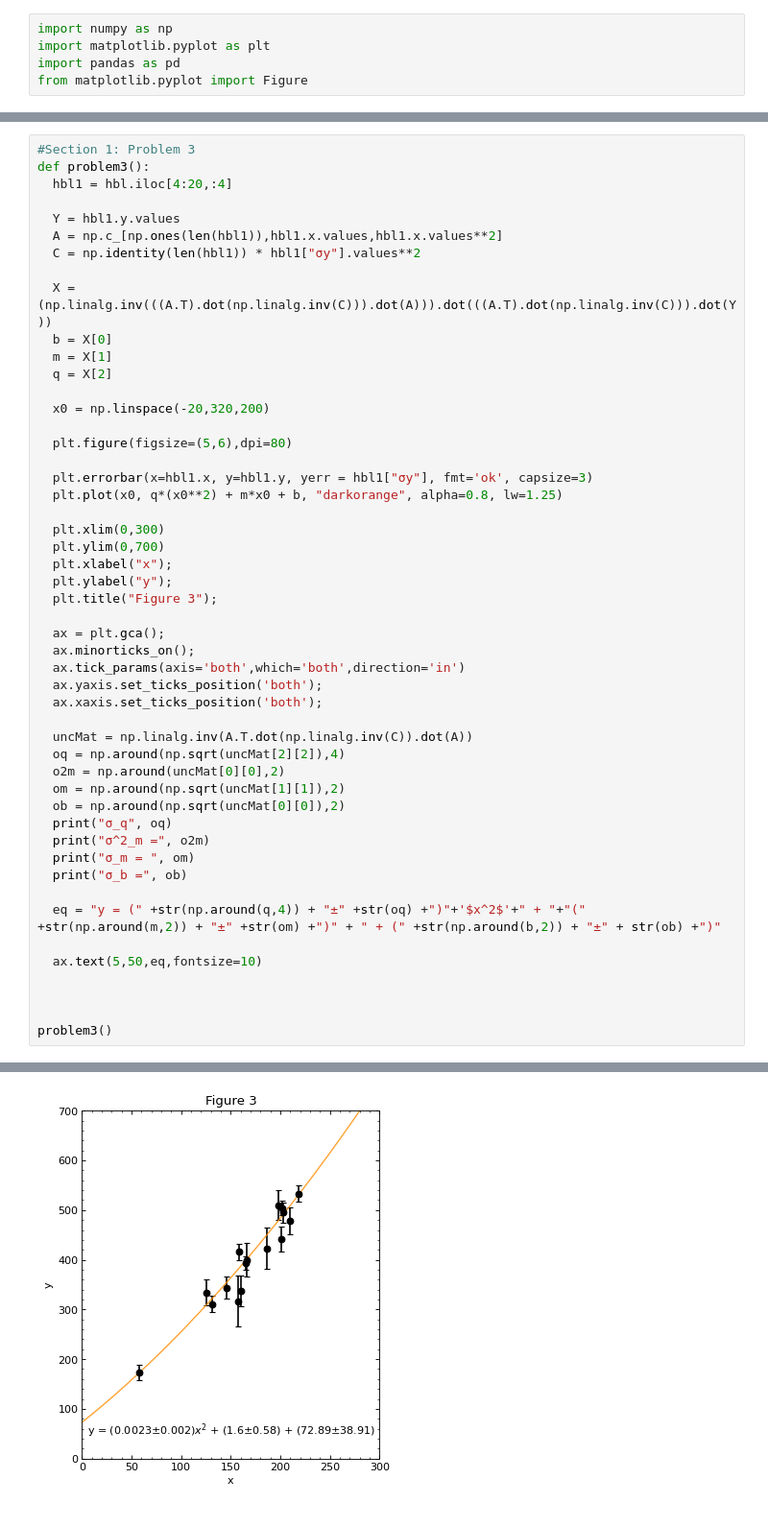
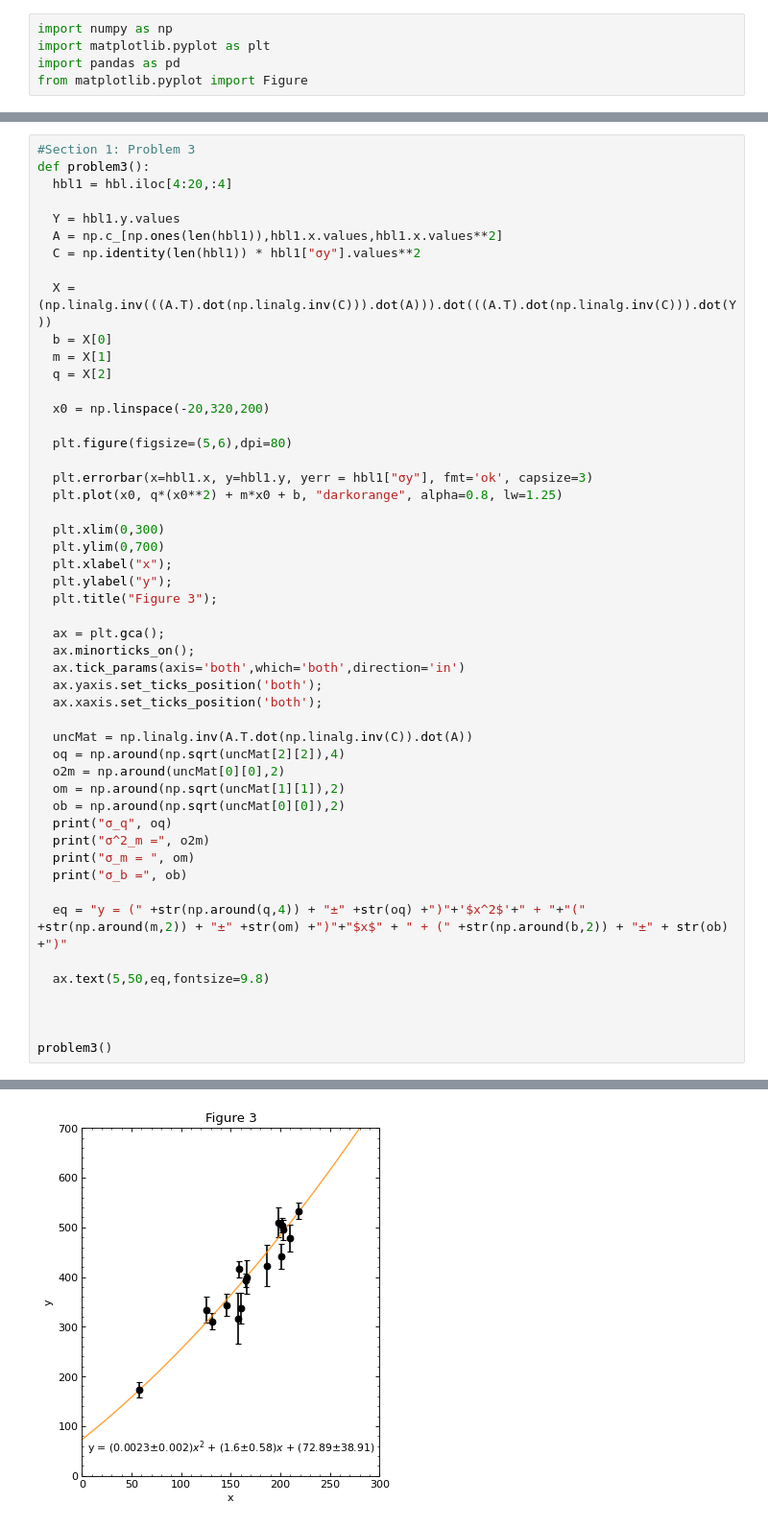
Before and after one commit to siddpatel1/DSPS_SPatel, a Jupyter notebook: HW5/SidPatel_HW5_HoggBovey.ipynb, the cells around one changed output, grey strips where cells are left out. Shown at 96% size. Saved outputs shown, nothing was run; the diff lists cells and outputs as text.

```diff
--- a/HW5/SidPatel_HW5_HoggBovey.ipynb
+++ b/HW5/SidPatel_HW5_HoggBovey.ipynb
@@ -130,33 +142,33 @@ def problem3():
   plt.xlabel("x");
   plt.ylabel("y");
   plt.title("Figure 3");
 
   ax = plt.gca();
   ax.minorticks_on();
   ax.tick_params(axis='both',which='both',direction='in')
   ax.yaxis.set_ticks_position('both');
   ax.xaxis.set_ticks_position('both');
 
   uncMat = np.linalg.inv(A.T.dot(np.linalg.inv(C)).dot(A))
   oq = np.around(np.sqrt(uncMat[2][2]),4)
   o2m = np.around(uncMat[0][0],2)
   om = np.around(np.sqrt(uncMat[1][1]),2)
   ob = np.around(np.sqrt(uncMat[0][0]),2)
   print("σ_q", oq)
   print("σ^2_m =", o2m)
   print("σ_m = ", om)
   print("σ_b =", ob)
 
-  eq = "y = (" +str(np.around(q,4)) + "±" +str(oq) +")"+'$x^2$'+" + "+"(" +str(np.around(m,2)) + "±" +str(om) +")" + " + (" +str(np.around(b,2)) + "±" + str(ob) +")"
+  eq = "y = (" +str(np.around(q,4)) + "±" +str(oq) +")"+'$x^2$'+" + "+"(" +str(np.around(m,2)) + "±" +str(om) +")"+"$x$" + " + (" +str(np.around(b,2)) + "±" + str(ob) +")"
 
-  ax.text(5,50,eq,fontsize=10)
+  ax.text(5,50,eq,fontsize=9.8)
 
 
 
 problem3()
 # %% [output]
 σ_q 0.002
 σ^2_m = 1514.11
 σ_m =  0.58
 σ_b = 38.91
-[figure, old version]
+[figure, new version]
```
Also changed, not shown: parts of 7 cells of this notebook.
